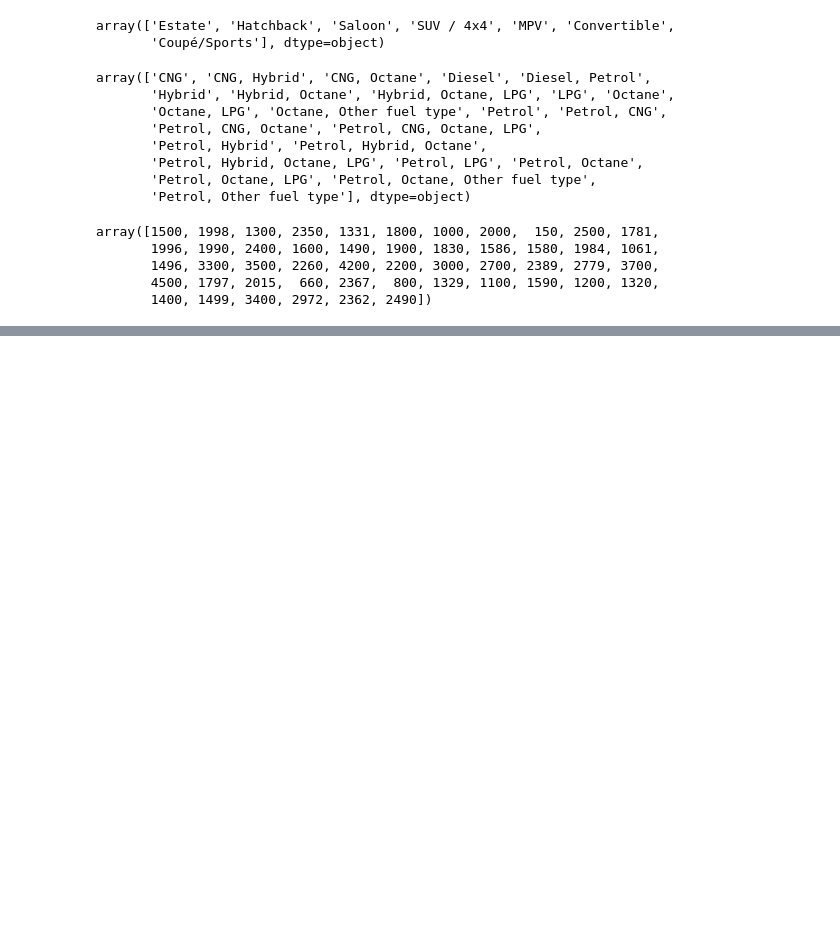
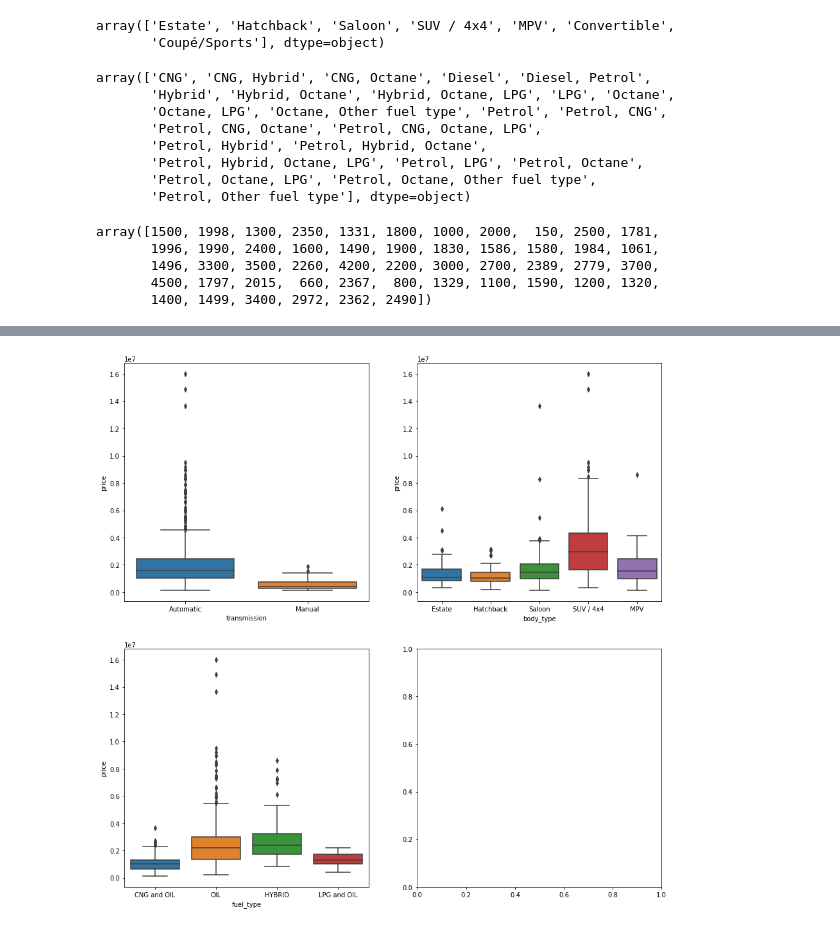
Before and after one commit to s-da-sailor/price-prediction-preowned-cars, a Jupyter notebook: Price Prediction.ipynb, the cells around one changed output, grey strips where cells are left out. Saved outputs shown, nothing was run; the diff lists cells and outputs as text; code cells hidden in the pictures; blank space fills up the shorter version.

```diff
--- a/Price Prediction.ipynb
+++ b/Price Prediction.ipynb
@@ -197,0 +340,7 @@ array([1500, 1998, 1300, 2350, 1331, 1800, 1000, 2000,  150, 2500, 1781,
+# %%
+categorical = [ 'transmission','body_type', 'fuel_type']
+fig, ax = plt.subplots(2, 2, figsize=(15, 15))
+for var, subplot in zip(categorical, ax.flatten()):
+    sns.boxplot(x = var, y='price', data = df4, ax = subplot)
+# %% [output]
+[figure, added]
```
Also changed, not shown: parts of 15 cells of this notebook.
